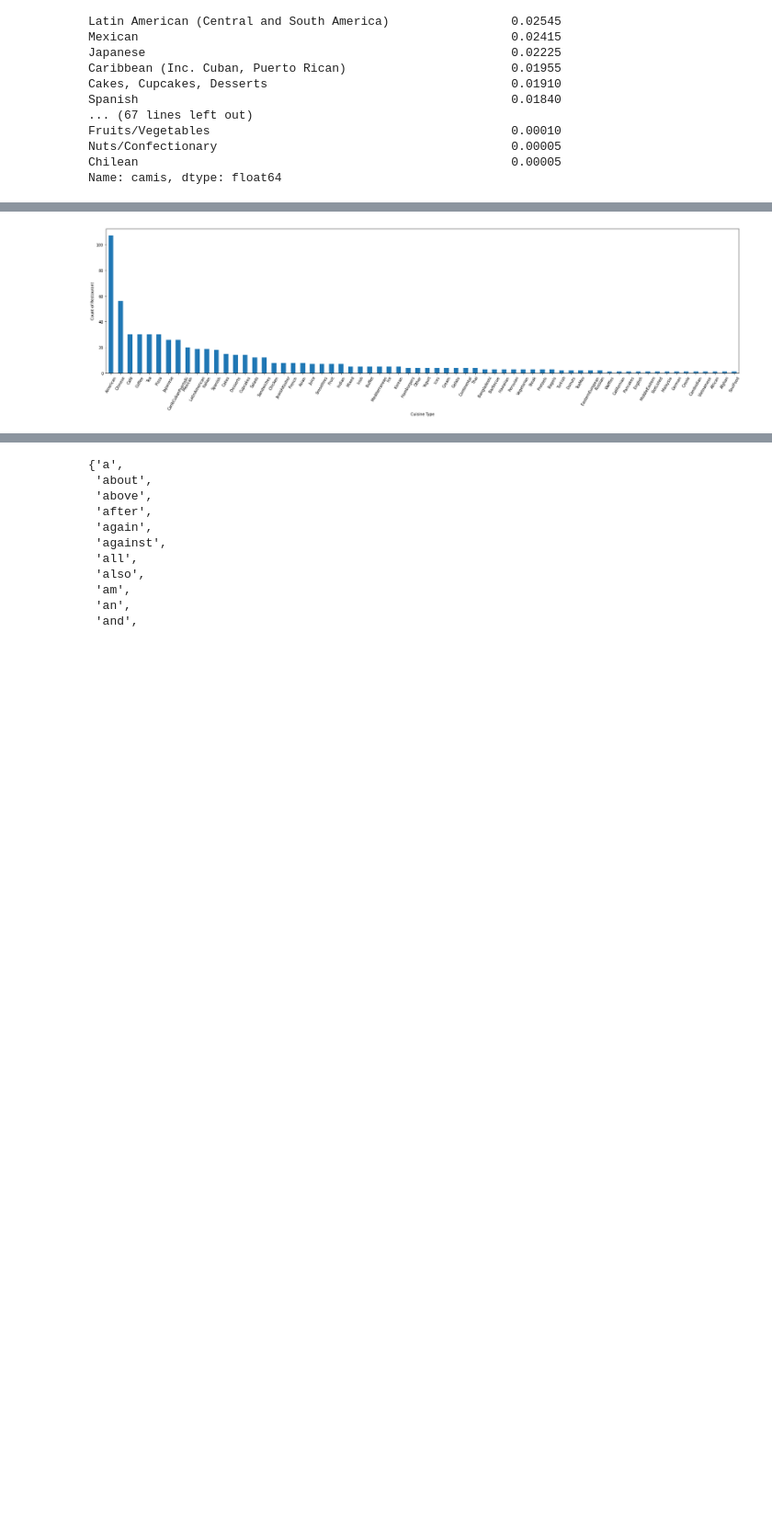
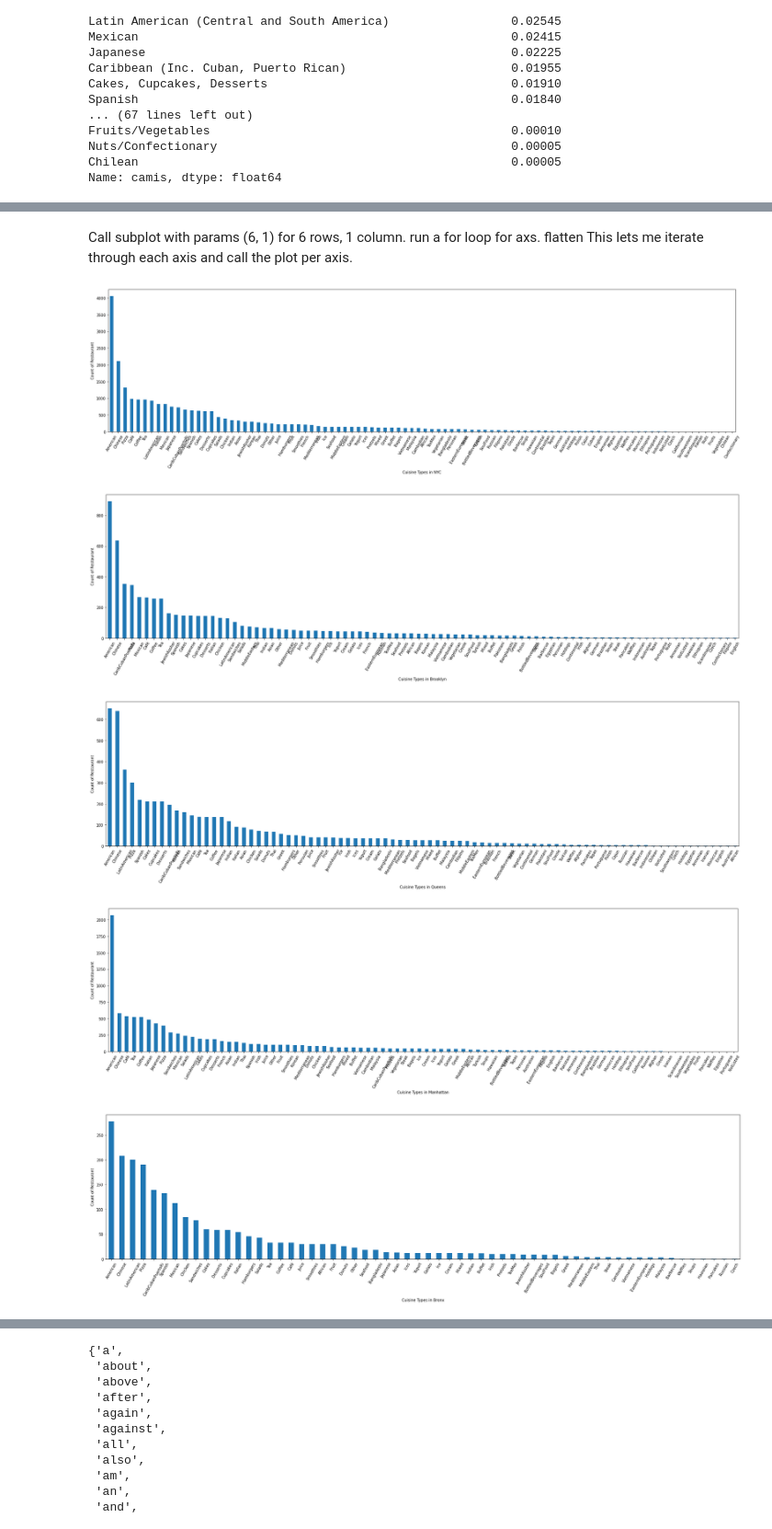
Before and after one commit to CBanalyst10/NYCrestaurantsAnalysis, a Jupyter notebook: a02_DOHMH_RestaurantRatingAnalysis.ipynb, the cells around one changed output, grey strips where cells are left out. Shown at 92% size. Drawn from its saved outputs; the diff is of its cells as text; code cells hidden in the pictures; blank space fills up the shorter version.

```diff
--- a/a02_DOHMH_RestaurantRatingAnalysis.ipynb
+++ b/a02_DOHMH_RestaurantRatingAnalysis.ipynb
@@ -398,3 +386,30 @@ cuisinedf.sort_values(by='Count of Cuisine Type', axis=0, ascending=False, inpla
+# %%
+cuis_word_sd_bky = cleancubancuis(cuis_word_sd_bky)
+cuis_word_sd_qns = cleancubancuis(cuis_word_sd_qns)
+cuis_word_sd_mh = cleancubancuis(cuis_word_sd_mh)
+cuis_word_sd_brx = cleancubancuis(cuis_word_sd_brx)
+cuis_word_sd_si = cleancubancuis(cuis_word_sd_si)
+# %%
+def createcuisdf(cuiswdsdct):
+    #Take a cuisine word set dictionary and return a cuisine dataframe
+    cuisdf = pd.DataFrame.from_dict(cuiswdsdct, orient='index', dtype=None, columns=None)
+    cuisdf = cuisdf.rename(columns={0:'Count of Cuisine Type'})
+    # parameter has to be set to return correctly: inplace = False
+    return cuisdf.sort_values(by='Count of Cuisine Type', axis=0, ascending=False, inplace=False, kind='quicksort')
+# %%
+# Cuisine dataframe for all of NYC
+cuisinedf = createcuisdf(cuisine_word_setDict)
+# Cuisine dataframe for each borough.
+# Brooklyn
+cuisdf_bky = createcuisdf(cuis_word_sd_bky)
+# Queens
+cuisdf_qns = createcuisdf(cuis_word_sd_qns)
+# Manhattan
+cuisdf_mh = createcuisdf(cuis_word_sd_mh)
+# Bronx
+cuisdf_brx = createcuisdf(cuis_word_sd_brx)
+# Staten Island
+cuisdf_si = createcuisdf(cuis_word_sd_si)
 # %%
 def plot_bar(data, sx, sy, lr, xl, yl):
     # Makes a bar plot from data with x and y size, label rotation, x and y labels.
@@ -404,7 +419,27 @@ def plot_bar(data, sx, sy, lr, xl, yl):
     plt.xlabel(xl)
     plt.ylabel(yl)
     plt.show()
+# %% [markdown]
+Call subplot with params (6, 1) for 6 rows, 1 column.
+run a for loop for axs. flatten
+This lets me iterate through each axis and call the plot per axis.
 # %%
-plot_bar(cuisinedf['Count of Cuisine Type'], 30, 7, 60, "Cuisine Type", "Count of Restaurant")
+# Making Bar plots of restaurant types across all of NYC and each of the boroughs.
+# NYC overall
+plot_bar(cuisinedf['Count of Cuisine Type'], 30, 7, 60, "Cuisine Types in NYC", "Count of Restaurant")
+# Brooklyn
+plot_bar(cuisdf_bky['Count of Cuisine Type'], 30, 7, 60, "Cuisine Types in Brooklyn", "Count of Restaurant")
+# Queens
+plot_bar(cuisdf_qns['Count of Cuisine Type'], 30, 7, 60, "Cuisine Types in Queens", "Count of Restaurant")
+# Manhattan
+plot_bar(cuisdf_mh['Count of Cuisine Type'], 30, 7, 60, "Cuisine Types in Manhattan", "Count of Restaurant")
+# Bronx
+plot_bar(cuisdf_brx['Count of Cuisine Type'], 30, 7, 60, "Cuisine Types in Bronx", "Count of Restaurant")
+# Staten Island
+plot_bar(cuisdf_si['Count of Cuisine Type'], 30, 7, 60, "Cuisine Types in Staten Island", "Count of Restaurant")
 # %% [output]
-[figure, old version]
+[figure, new version]
+[figure, added]
+[figure, added]
+[figure, added]
+[figure, added]
```
Also changed, not shown: parts of 22 cells of this notebook.
